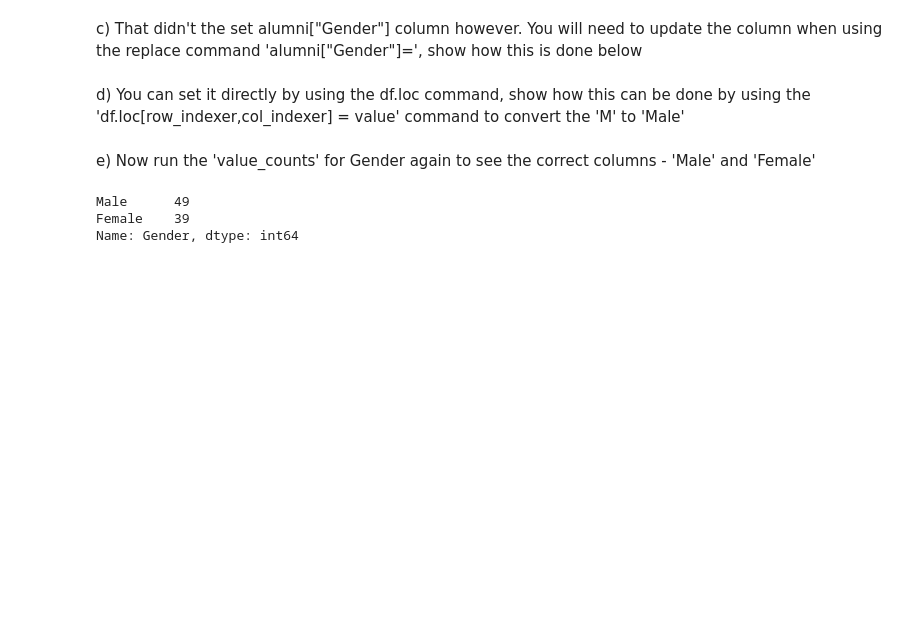
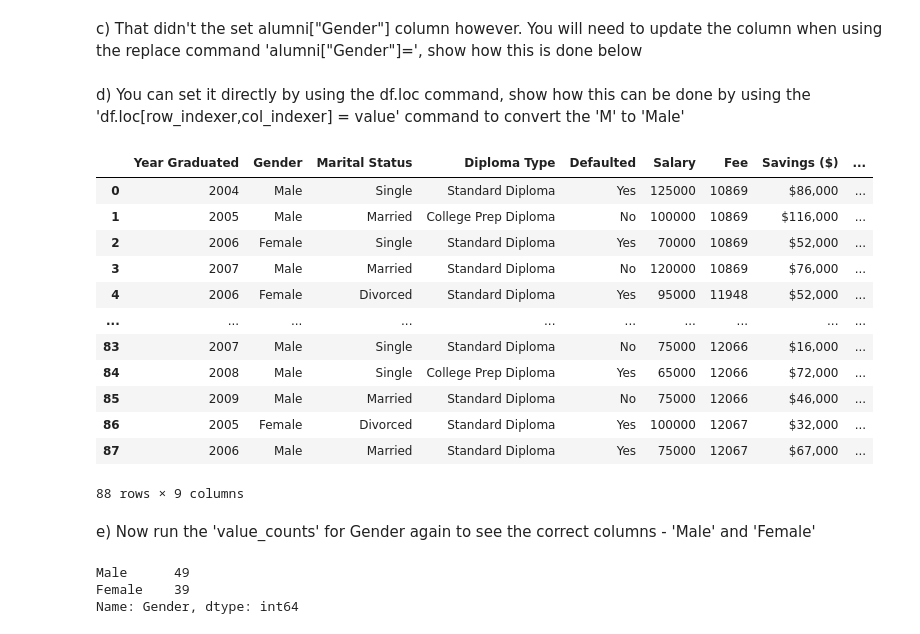
Before and after one commit to kvmvu/ads-assignmentone, a Jupyter notebook: Pandas Analysis Assignment 1.ipynb, the cells around one changed output. Cells and saved outputs as stored; diff of their text form; code cells hidden in the pictures; blank space fills up the shorter version.

```diff
--- a/Pandas Analysis Assignment 1.ipynb
+++ b/Pandas Analysis Assignment 1.ipynb
@@ -96,19 +96,3 @@ alumni.describe()
 ### Question 3 :  Cleaning the data set - part A (3 Marks)
 
 a) Use clean_currency method below to strip out commas and dollar signs from Savings ($) column and put into a new column called 'Savings'.
-# %%
-def clean_currency(curr):
-    return float(curr.replace(",", "").replace("$", ""))
-
-raw_curr = pd.Series(alumni['Savings ($)'])
-clean = pd.DataFrame(dtype=float)
-
-for index, value in raw_curr.items():
-    clean_curr = clean_currency(value)
-    clean_curr = pd.DataFrame([clean_curr],columns=['Savings'])
-    clean = pd.concat([clean, clean_curr])
-
-alumni.reset_index(drop=True, inplace=True)
-clean.reset_index(drop=True, inplace=True)
-alumni = pd.concat([alumni, clean], axis=1)
-alumni.head()
@@ -121,0 +99,6 @@ alumni.head()
+# %%
+def clean_currency(curr):
+    return float(curr.replace(",", "").replace("$", ""))
+
+alumni['Savings'] = alumni['Savings ($)'].apply(clean_currency)
+alumni.head()
@@ -168,3 +143,23 @@ d) You can set it directly by using the df.loc command, show how this can be don
+# %%
+# d) (1)
+# identify index of rows with gender as M
+m_df = alumni[alumni['Gender'].str[0:2]=="M"]
+
+alumni.loc[[28, 35, 84], 'Gender'] = 'Male'
+# %% [output]
+|  | Year Graduated | Gender | Marital Status | Diploma Type | Defaulted | Salary | Fee | Savings ($) | ... |
+| 0 | 2004 | Male | Single | Standard Diploma | Yes | 125000 | 10869 | $86,000 | ... |
+| 1 | 2005 | Male | Married | College Prep Diploma | No | 100000 | 10869 | $116,000 | ... |
+| 2 | 2006 | Female | Single | Standard Diploma | Yes | 70000 | 10869 | $52,000 | ... |
+| 3 | 2007 | Male | Married | Standard Diploma | No | 120000 | 10869 | $76,000 | ... |
+| 4 | 2006 | Female | Divorced | Standard Diploma | Yes | 95000 | 11948 | $52,000 | ... |
+| ... | ... | ... | ... | ... | ... | ... | ... | ... | ... |
+| 83 | 2007 | Male | Single | Standard Diploma | No | 75000 | 12066 | $16,000 | ... |
+| 84 | 2008 | Male | Single | College Prep Diploma | Yes | 65000 | 12066 | $72,000 | ... |
+| 85 | 2009 | Male | Married | Standard Diploma | No | 75000 | 12066 | $46,000 | ... |
+| 86 | 2005 | Female | Divorced | Standard Diploma | Yes | 100000 | 12067 | $32,000 | ... |
+| 87 | 2006 | Male | Married | Standard Diploma | Yes | 75000 | 12067 | $67,000 | ... |
+88 rows × 9 columns
 # %% [markdown]
 e) Now run the 'value_counts' for Gender again to see the correct columns - 'Male' and 'Female'
 # %%
```
Also changed, not shown: parts of 6 cells of this notebook.
